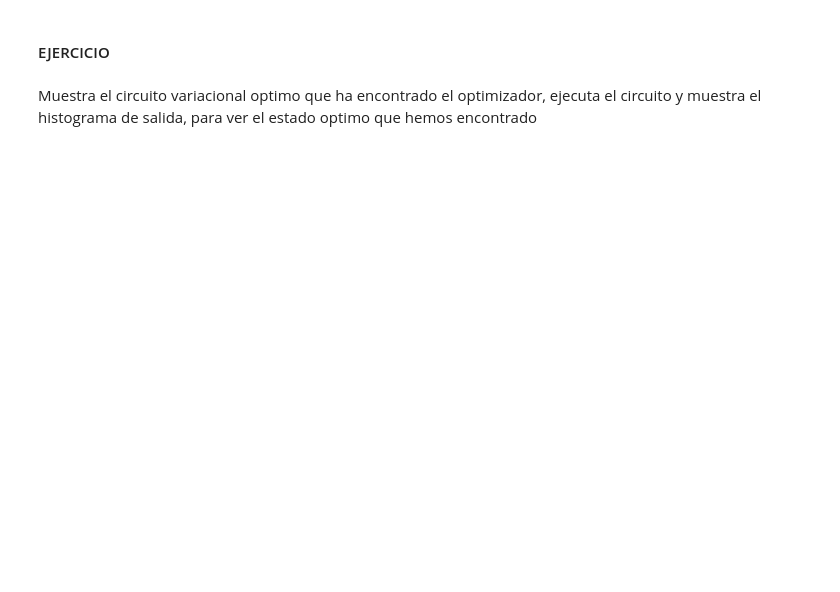
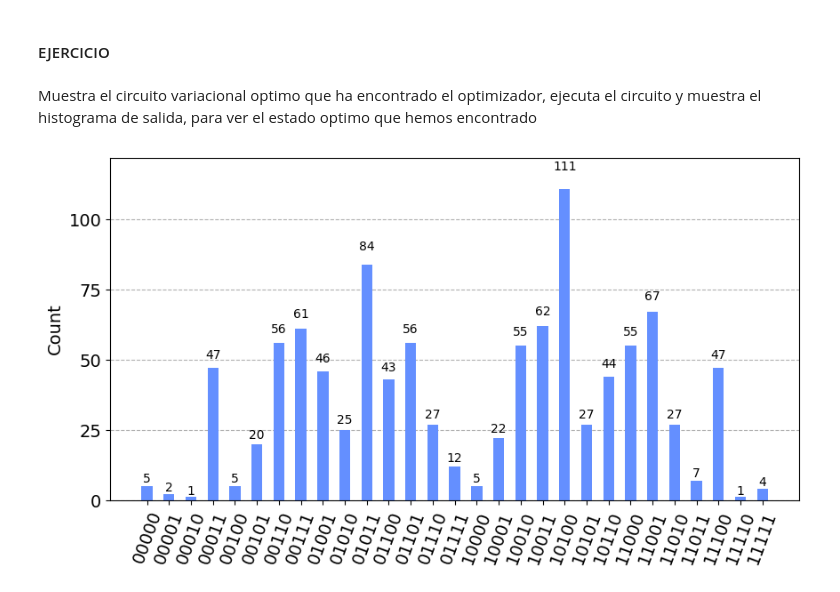
Before and after one commit to Mariomc10/AlgoritmosCuanticos, a Jupyter notebook: 14_Optimizacion_VQE_QAOA.ipynb, the cells around one changed output. Saved outputs shown, nothing was run; the diff lists cells and outputs as text; code cells hidden in the pictures; blank space fills up the shorter version.

```diff
--- a/14_Optimizacion_VQE_QAOA.ipynb
+++ b/14_Optimizacion_VQE_QAOA.ipynb
@@ -430,11 +430,15 @@ Muestra el circuito variacional optimo que ha encontrado el optimizador, ejecuta
 # %%
 #podemos ver el circuito optimo
 
 #podemos ejecutarlo, uno de esos estados que ha muestreado el circuito variacional ha dado minima energia
-circuit =
+circuit = result.optimal_circuit.bind_parameters(result.optimal_parameters)
 
 # Hacemos un transpile del circuito para el simulador
 simulator = Aer.get_backend('aer_simulator')
 circ = transpile(circuit, simulator)  #opcional
 
 # lo corremos y obtenemos los resultados
+job = simulator.run(circ).result()
+plot_histogram(job.get_counts(),figsize=[10,5])
+# %% [output]
+[figure, added]
```
Also changed, not shown: parts of 5 cells of this notebook.
